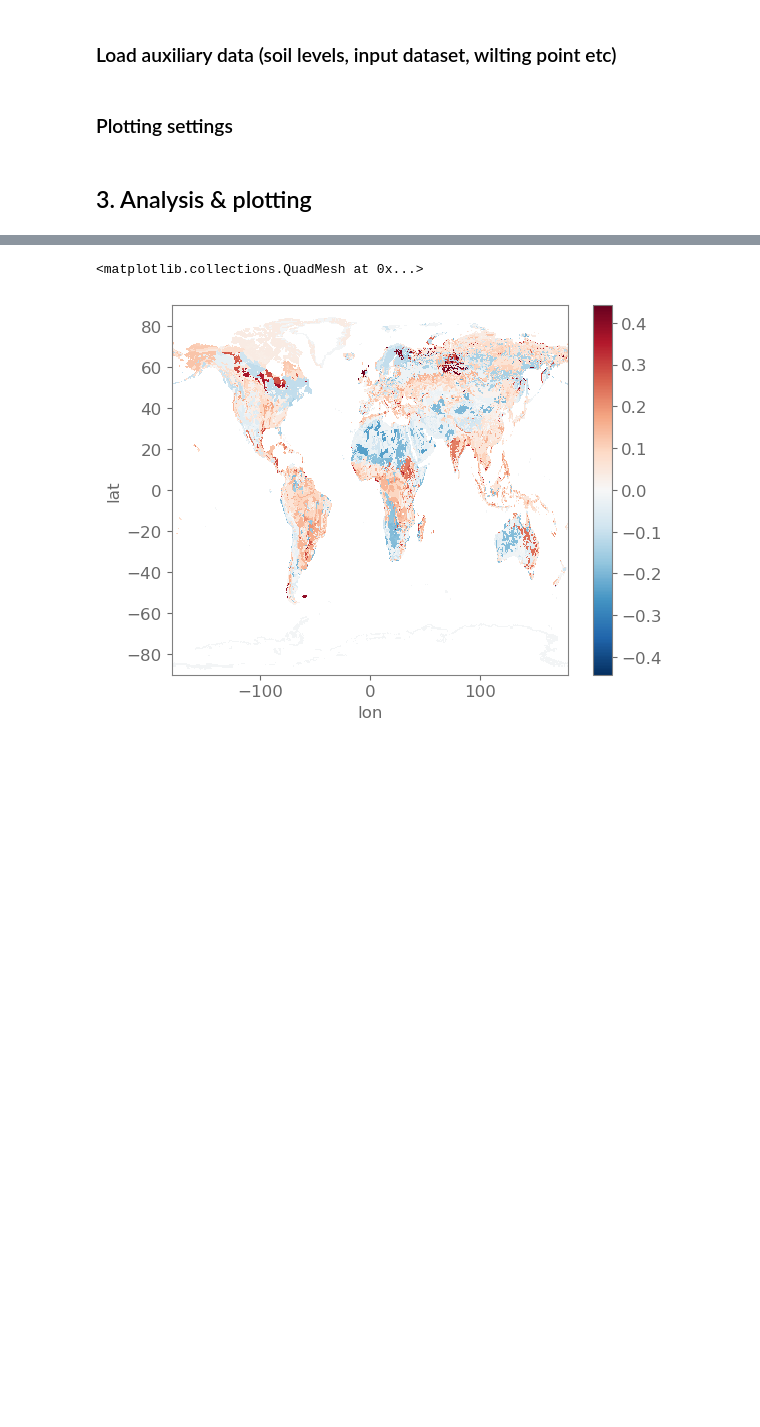
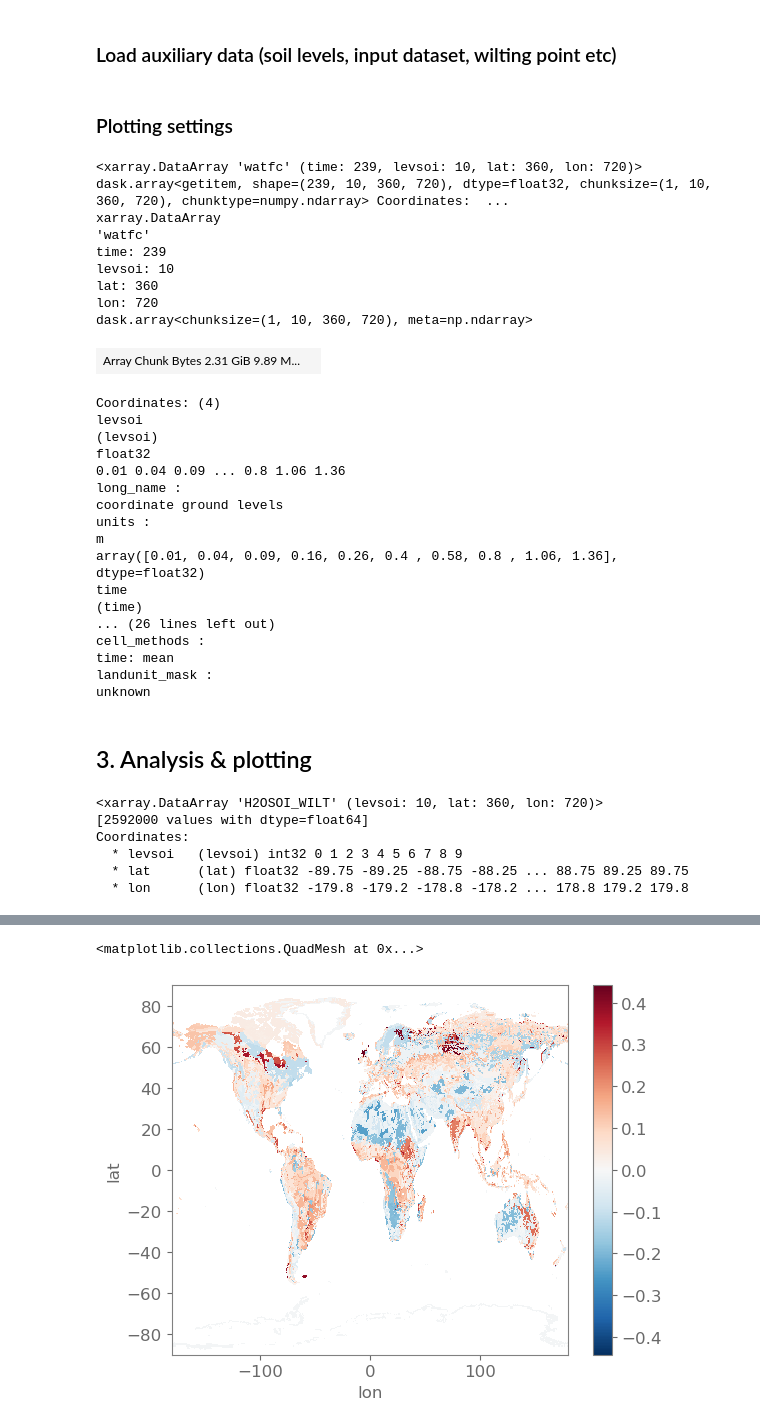
Before and after one commit to Ivanderkelen/Vanderkelen_etal_2025_BG, a Jupyter notebook: notebooks/plot_default_waterholdingcapacity.ipynb, the cells around one changed output, grey strips where cells are left out. Drawn from its saved outputs; the diff is of its cells as text; code cells hidden in the pictures; blank space fills up the shorter version.

```diff
--- a/notebooks/plot_default_waterholdingcapacity.ipynb
+++ b/notebooks/plot_default_waterholdingcapacity.ipynb
@@ -110,5 +110,43 @@ region_ids = np.delete(region_ids, exclude_ids)
 plotting_depth = 2 # m 8
 figsize = (17,38)
 labels = ['a.','b.','c.','d.','e.','f.','g.']
+# %%
+da_fc_ctl
+# %% [output]
+<xarray.DataArray 'watfc' (time: 239, levsoi: 10, lat: 360, lon: 720)> dask.array<getitem, shape=(239, 10, 360, 720), dtype=float32, chunksize=(1, 10, 360, 720), chunktype=numpy.ndarray> Coordinates:  ...
+xarray.DataArray
+'watfc'
+time: 239
+levsoi: 10
+lat: 360
+lon: 720
+dask.array<chunksize=(1, 10, 360, 720), meta=np.ndarray>
+| Array Chunk Bytes 2.31 GiB 9.89 M... |  |
+Coordinates: (4)
+levsoi
+(levsoi)
+float32
+0.01 0.04 0.09 ... 0.8 1.06 1.36
+long_name :
+coordinate ground levels
+units :
+m
+array([0.01, 0.04, 0.09, 0.16, 0.26, 0.4 , 0.58, 0.8 , 1.06, 1.36], dtype=float32)
+time
+(time)
+... (26 lines left out)
+cell_methods :
+time: mean
+landunit_mask :
+unknown
 # %% [markdown]
 ## 3. Analysis & plotting
+# %%
+da_wilting_h2osoi_scen
+# %% [output]
+<xarray.DataArray 'H2OSOI_WILT' (levsoi: 10, lat: 360, lon: 720)>
+[2592000 values with dtype=float64]
+Coordinates:
+  * levsoi   (levsoi) int32 0 1 2 3 4 5 6 7 8 9
+  * lat      (lat) float32 -89.75 -89.25 -88.75 -88.25 ... 88.75 89.25 89.75
+  * lon      (lon) float32 -179.8 -179.2 -178.8 -178.2 ... 178.8 179.2 179.8
```
Also changed, not shown: parts of 9 cells of this notebook, 22 other files.
